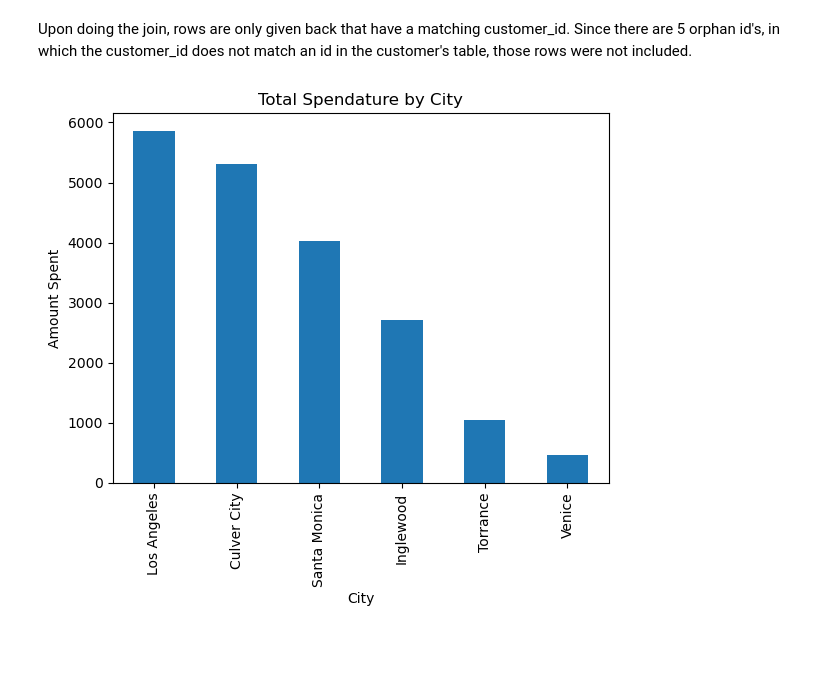
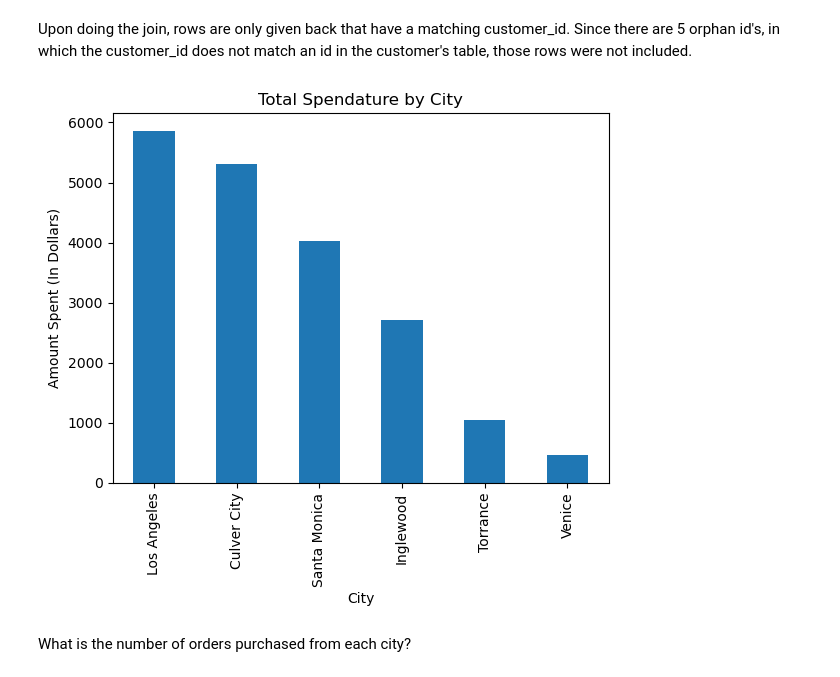
Before and after one commit to skeown13/cs82a-data-science-portfolio, a Jupyter notebook: module6/module6_lab.ipynb, the cells around one changed output. Cells and saved outputs as stored; diff of their text form; code cells hidden in the pictures; blank space fills up the shorter version.

```diff
--- a/module6/module6_lab.ipynb
+++ b/module6/module6_lab.ipynb
@@ -116,9 +114,11 @@ Upon doing the join, rows are only given back that have a matching customer_id.
 # %%
 df_city.plot(x="city", y="total_spend", kind="bar", legend=False)
 # sns.barplot(data="df_city", x="city", y="total_spend")
 plt.title("Total Spendature by City")
 plt.xlabel("City")
-plt.ylabel("Amount Spent")
+plt.ylabel("Amount Spent (In Dollars)")
 plt.show()
 # %% [output]
-[figure, old version]
+[figure, new version]
+# %% [markdown]
+What is the number of orders purchased from each city?
```
Also changed, not shown: parts of 5 cells of this notebook.
